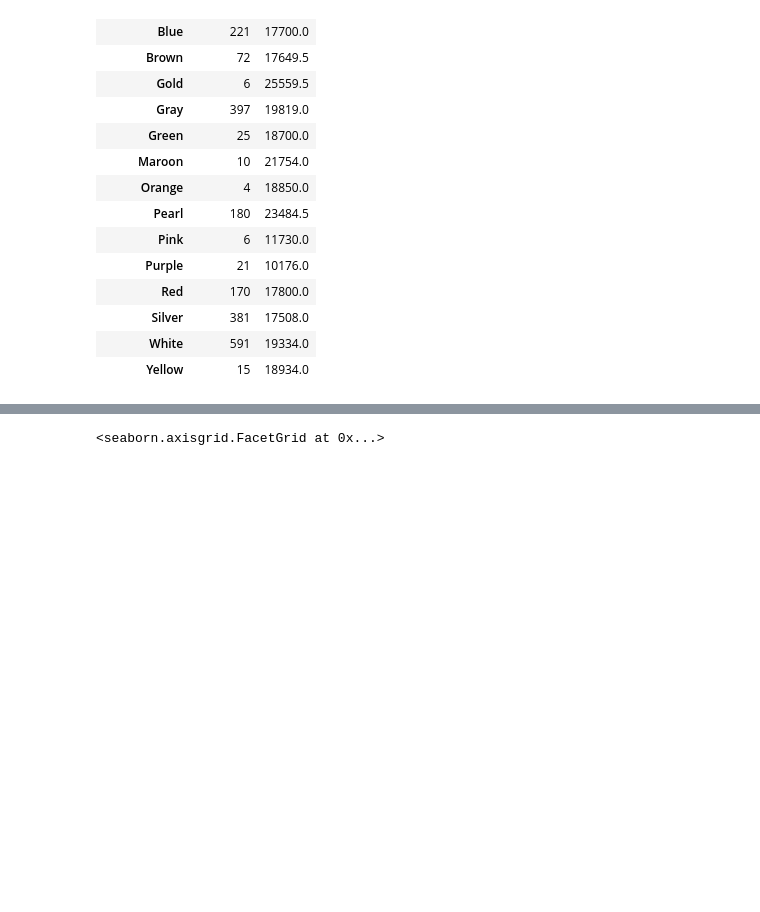
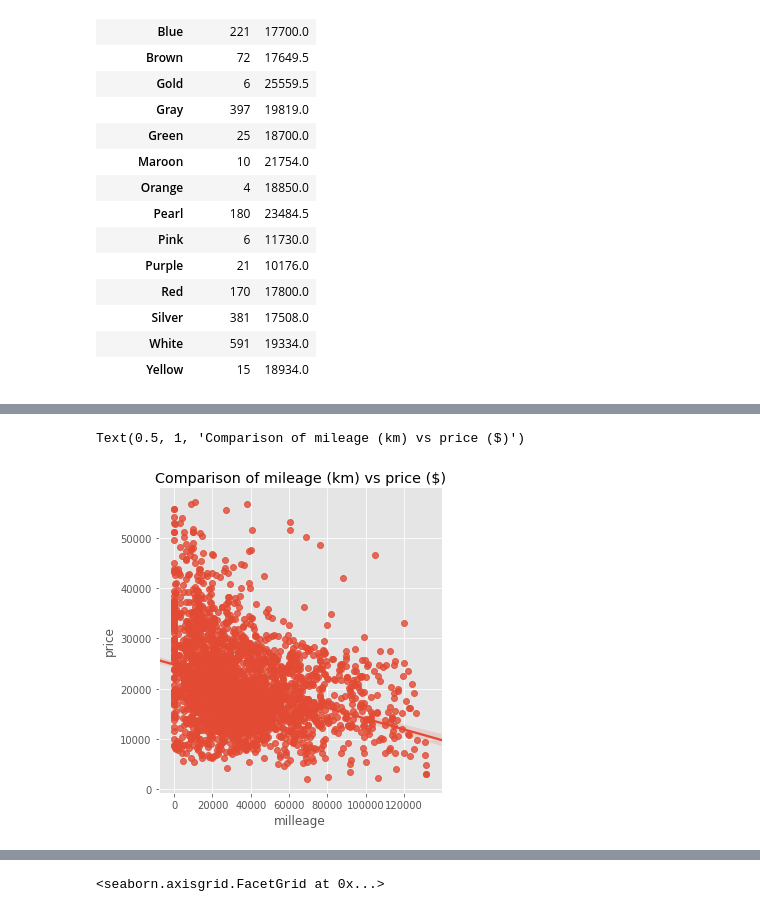
Before and after one commit to florencemayo/scrapy, a Jupyter notebook: web_scraping.ipynb, the cells around one changed output, grey strips where cells are left out. Drawn from its saved outputs; the diff is of its cells as text; code cells hidden in the pictures; blank space fills up the shorter version.

```diff
--- a/web_scraping.ipynb
+++ b/web_scraping.ipynb
@@ -1115,3 +609,10 @@ Text(0.5, 1, 'Graph (a)')
+# %%
+sns.lmplot("milleage", "price", scatter_df)
+ax = plt.gca()
+ax.set_title("Comparison of mileage (km) vs price ($)")
+# %% [output]
+Text(0.5, 1, 'Comparison of mileage (km) vs price ($)')
+[figure, added]
 # %%
 sns.lmplot("milleage", "price", df_clean, hue="transmission", palette="Set2")
 # %% [output]
```
Also changed, not shown: parts of 62 cells of this notebook, 1 other file.
